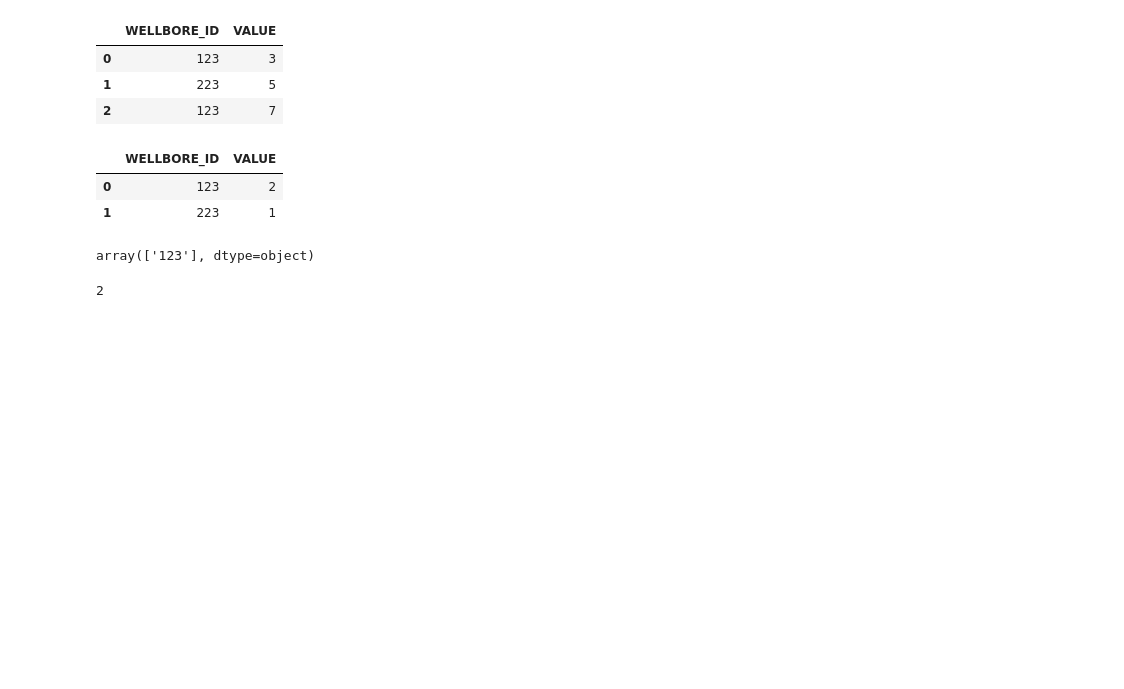
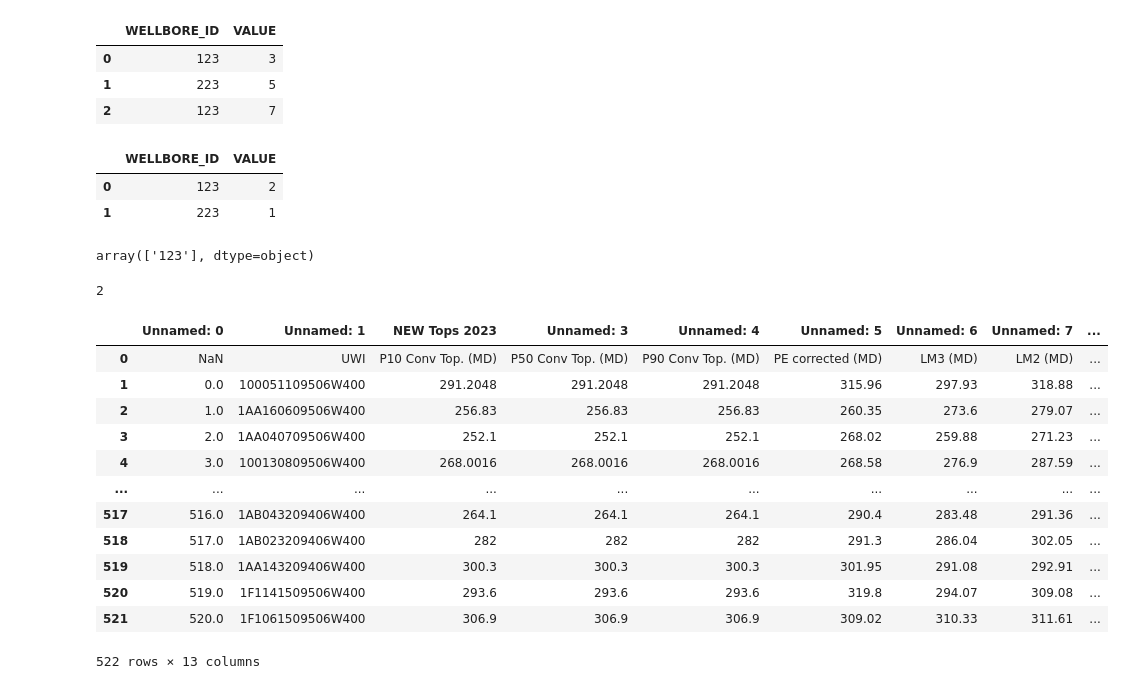
Before and after one commit to safwanhsn/streamlit_test, a Jupyter notebook: testenv.ipynb, the cells around one changed output. Cells and saved outputs as stored; diff of their text form; code cells hidden in the pictures; blank space fills up the shorter version.

```diff
--- a/testenv.ipynb
+++ b/testenv.ipynb
@@ -26,3 +26,21 @@ list = [1,2]
 len(list)
 # %% [output]
 2
+# %%
+conv_top = pd.read_excel('data/fb-prob-tops.xlsx')
+# %%
+conv_top
+# %% [output]
+|  | Unnamed: 0 | Unnamed: 1 | NEW Tops 2023 | Unnamed: 3 | Unnamed: 4 | Unnamed: 5 | Unnamed: 6 | Unnamed: 7 | ... |
+| 0 | NaN | UWI | P10 Conv Top. (MD) | P50 Conv Top. (MD) | P90 Conv Top. (MD) | PE corrected (MD) | LM3 (MD) | LM2 (MD) | ... |
+| 1 | 0.0 | 100051109506W400 | 291.2048 | 291.2048 | 291.2048 | 315.96 | 297.93 | 318.88 | ... |
+| 2 | 1.0 | 1AA160609506W400 | 256.83 | 256.83 | 256.83 | 260.35 | 273.6 | 279.07 | ... |
+| 3 | 2.0 | 1AA040709506W400 | 252.1 | 252.1 | 252.1 | 268.02 | 259.88 | 271.23 | ... |
+| 4 | 3.0 | 100130809506W400 | 268.0016 | 268.0016 | 268.0016 | 268.58 | 276.9 | 287.59 | ... |
+| ... | ... | ... | ... | ... | ... | ... | ... | ... | ... |
+| 517 | 516.0 | 1AB043209406W400 | 264.1 | 264.1 | 264.1 | 290.4 | 283.48 | 291.36 | ... |
+| 518 | 517.0 | 1AB023209406W400 | 282 | 282 | 282 | 291.3 | 286.04 | 302.05 | ... |
+| 519 | 518.0 | 1AA143209406W400 | 300.3 | 300.3 | 300.3 | 301.95 | 291.08 | 292.91 | ... |
+| 520 | 519.0 | 1F1141509506W400 | 293.6 | 293.6 | 293.6 | 319.8 | 294.07 | 309.08 | ... |
+| 521 | 520.0 | 1F1061509506W400 | 306.9 | 306.9 | 306.9 | 309.02 | 310.33 | 311.61 | ... |
+522 rows × 13 columns
```
Also changed, not shown: parts of 11 cells of this notebook, 9 other files.
